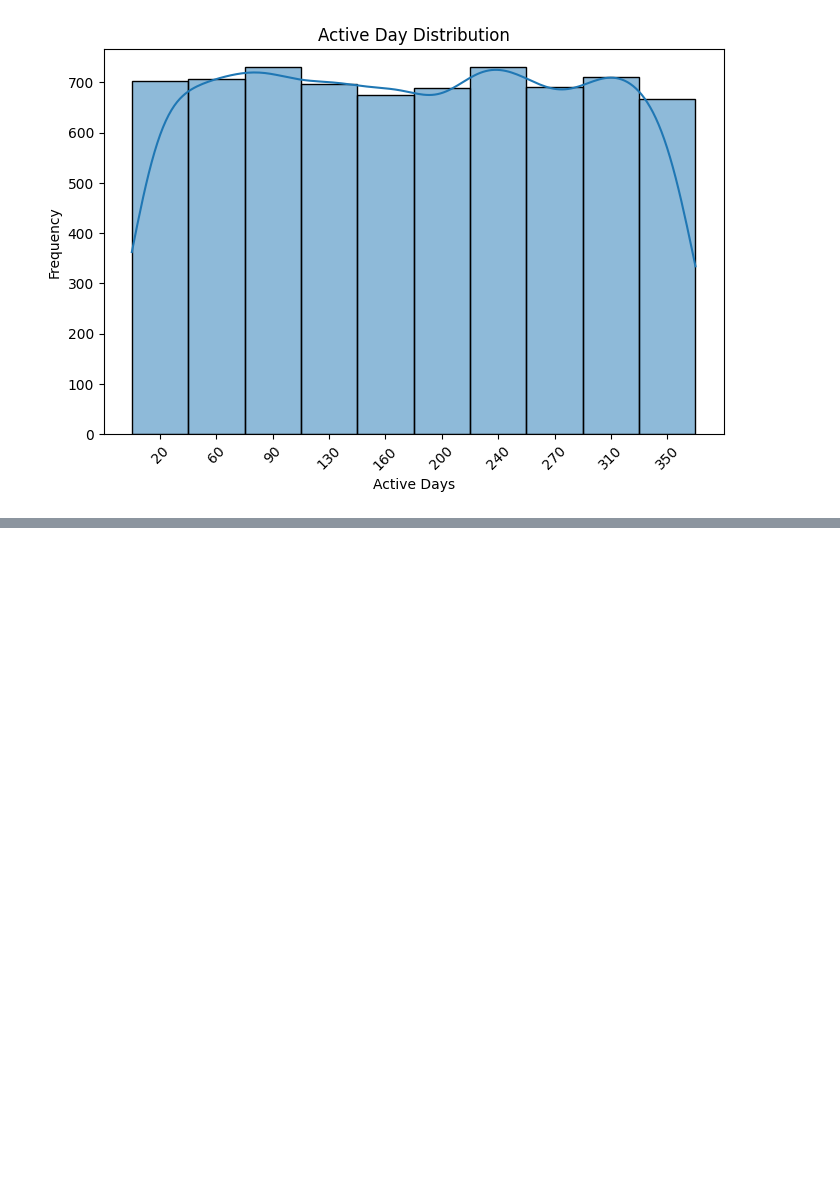
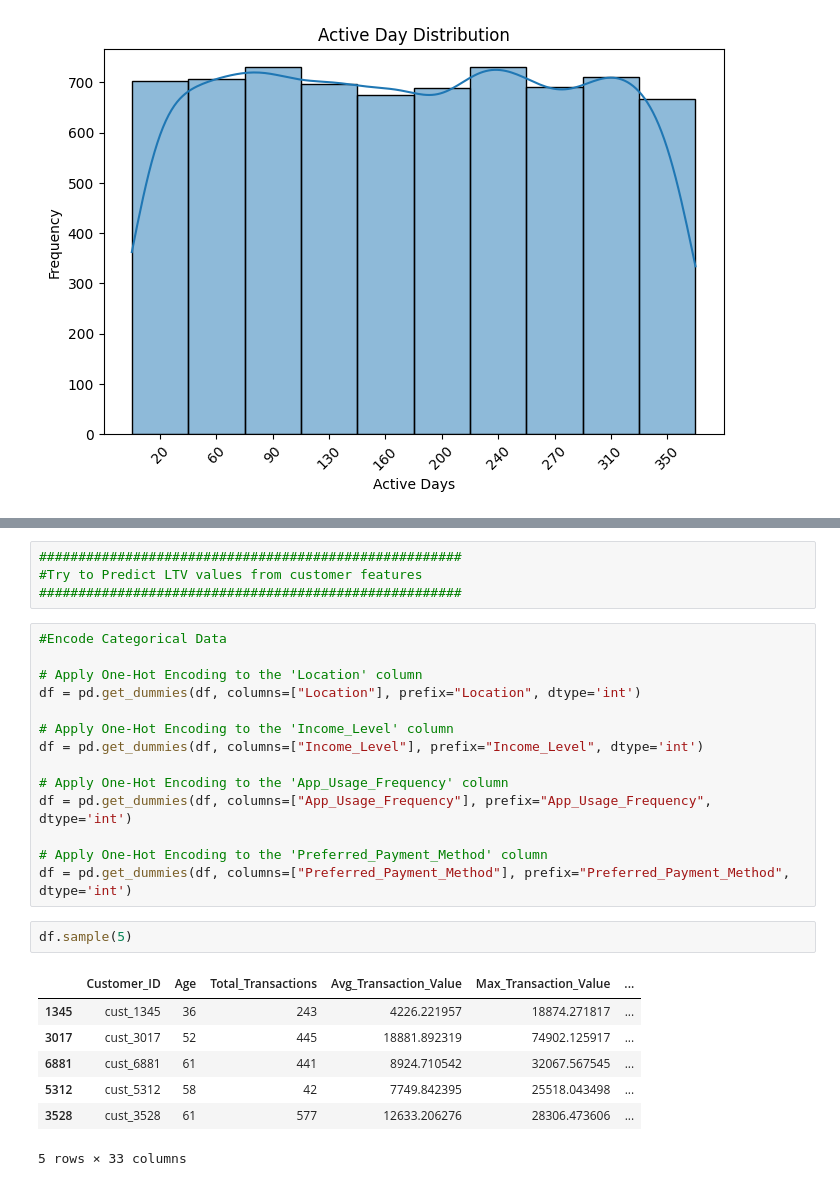
Before and after one commit to Dipsomancer/LTV, a Jupyter notebook: main.ipynb, the cells around one changed output, grey strips where cells are left out. Saved outputs shown, nothing was run; the diff lists cells and outputs as text; blank space fills up the shorter version.

```diff
--- a/main.ipynb
+++ b/main.ipynb
@@ -328,0 +395,28 @@ plt.show()
+# %%
+######################################################
+#Try to Predict LTV values from customer features
+######################################################
+# %%
+#Encode Categorical Data
+
+# Apply One-Hot Encoding to the 'Location' column
+df = pd.get_dummies(df, columns=["Location"], prefix="Location", dtype='int')
+
+# Apply One-Hot Encoding to the 'Income_Level' column
+df = pd.get_dummies(df, columns=["Income_Level"], prefix="Income_Level", dtype='int')
+
+# Apply One-Hot Encoding to the 'App_Usage_Frequency' column
+df = pd.get_dummies(df, columns=["App_Usage_Frequency"], prefix="App_Usage_Frequency", dtype='int')
+
+# Apply One-Hot Encoding to the 'Preferred_Payment_Method' column
+df = pd.get_dummies(df, columns=["Preferred_Payment_Method"], prefix="Preferred_Payment_Method", dtype='int')
+# %%
+df.sample(5)
+# %% [output]
+|  | Customer_ID | Age | Total_Transactions | Avg_Transaction_Value | Max_Transaction_Value | ... |
+| 1345 | cust_1345 | 36 | 243 | 4226.221957 | 18874.271817 | ... |
+| 3017 | cust_3017 | 52 | 445 | 18881.892319 | 74902.125917 | ... |
+| 6881 | cust_6881 | 61 | 441 | 8924.710542 | 32067.567545 | ... |
+| 5312 | cust_5312 | 58 | 42 | 7749.842395 | 25518.043498 | ... |
+| 3528 | cust_3528 | 61 | 577 | 12633.206276 | 28306.473606 | ... |
+5 rows × 33 columns
```
Also changed, not shown: parts of 11 cells of this notebook.
